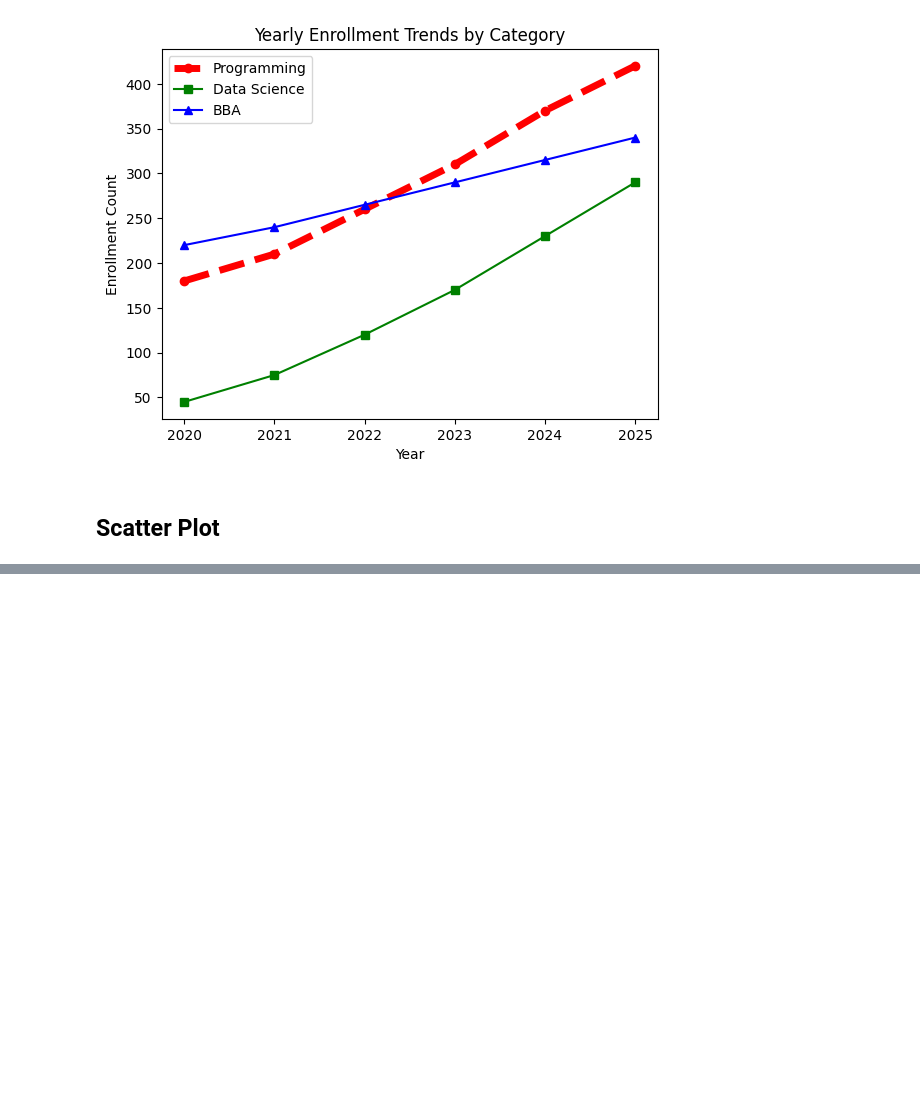
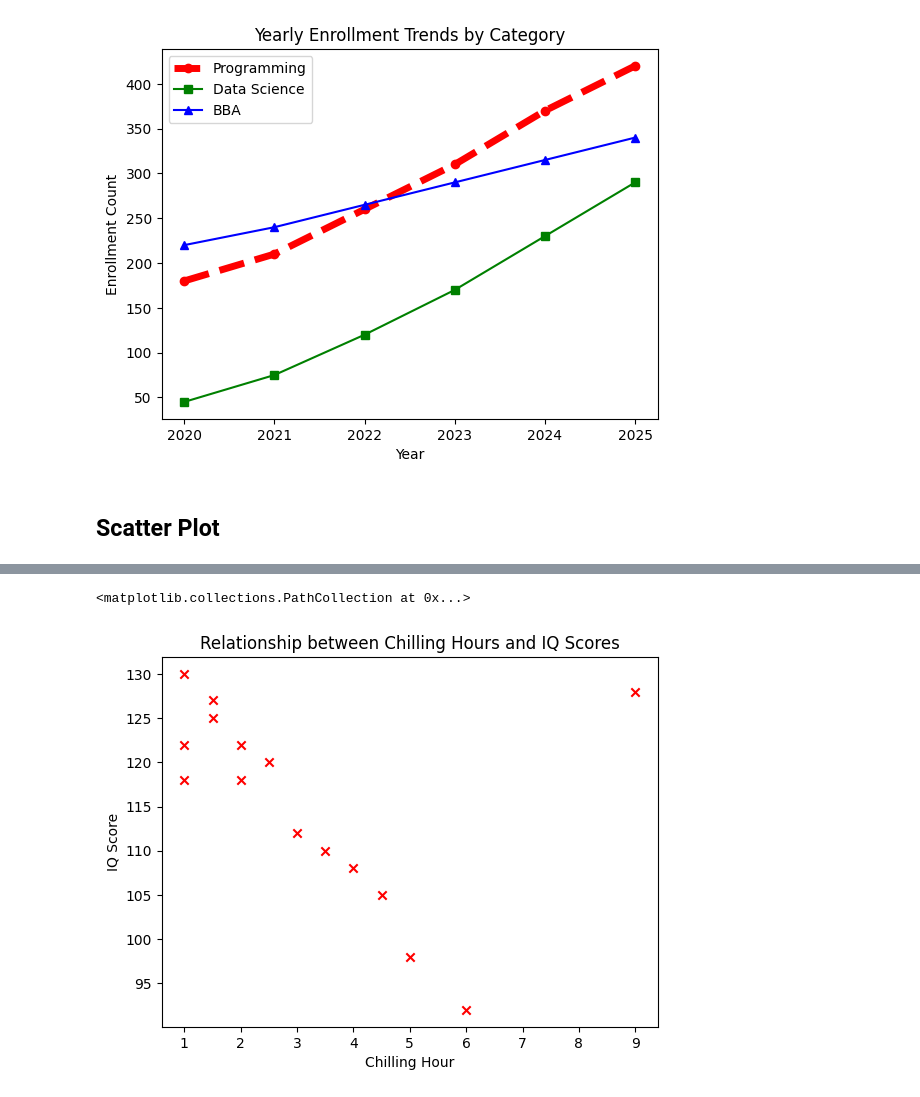
Before and after one commit to ZohanaZuthi/Phitron-AI-ML, a Jupyter notebook: Visualization_with_matplotlib/module_13.ipynb, the cells around one changed output, grey strips where cells are left out. Drawn from its saved outputs; the diff is of its cells as text; code cells hidden in the pictures; blank space fills up the shorter version.

```diff
--- a/Visualization_with_matplotlib/module_13.ipynb
+++ b/Visualization_with_matplotlib/module_13.ipynb
@@ -133,0 +170,8 @@ plt.show()
+# %%
+plt.xlabel('Chilling Hour')
+plt.ylabel('IQ Score')
+plt.title('Relationship between Chilling Hours and IQ Scores')
+plt.scatter(df['Chilling_Hour'], df['IQ_Score'],color='r', marker='x')
+# %% [output]
+<matplotlib.collections.PathCollection at 0x...>
+[figure, added]
```
Also changed, not shown: parts of 3 cells of this notebook, 2 other files.
